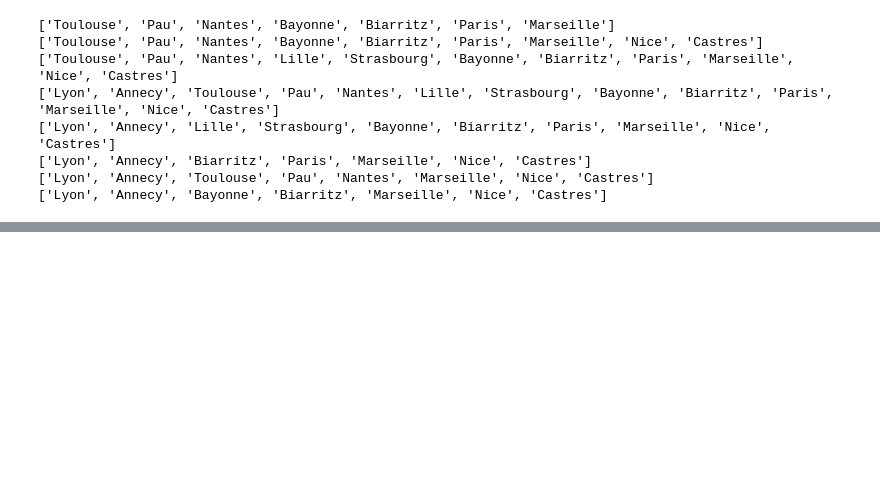
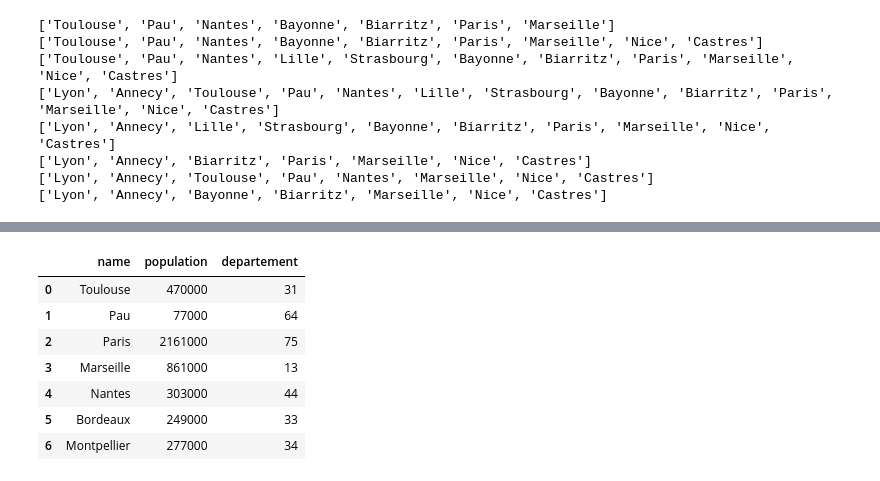
Before and after one commit to matthcol/python202402, a Jupyter notebook: Basics/basics.ipynb, the cells around one changed output, grey strips where cells are left out. Drawn from its saved outputs; the diff is of its cells as text; code cells hidden in the pictures; blank space fills up the shorter version.

Commit message:
pandas dataframe

```diff
--- a/Basics/basics.ipynb
+++ b/Basics/basics.ipynb
@@ -575,3 +576,6 @@ print(city_list)
 ['Lyon', 'Annecy', 'Biarritz', 'Paris', 'Marseille', 'Nice', 'Castres']
 ['Lyon', 'Annecy', 'Toulouse', 'Pau', 'Nantes', 'Marseille', 'Nice', 'Castres']
 ['Lyon', 'Annecy', 'Bayonne', 'Biarritz', 'Marseille', 'Nice', 'Castres']
+# %%
+city_list.extend(['Toulouse', 'Montpellier'])
+city_list
@@ -591,0 +618,7 @@ infos = {
+# %%
+city_detail_list = []
+for city in city_list:
+    if city in infos: # i.e. city in infos.keys()
+        pop, dep = infos[city]
+        city_detail_list.append( {'name': city,'population':pop, 'departement':dep} )
+city_detail_list
@@ -591,0 +629,6 @@ infos = {
+# %%
+city_detail_list = []
+for name,(pop, dep) in infos.items():
+    if name in city_list:
+        city_detail_list.append( {'name': name, 'population':pop, 'departement':dep} )
+city_detail_list
@@ -591,0 +639,6 @@ infos = {
+# %%
+city_detail_all_list = [
+    {'name':name,'population':pop, 'departement':dep}
+    for name,(pop, dep) in infos.items()
+]
+city_detail_all_list
@@ -591,0 +653,12 @@ infos = {
+# %%
+cities_df = pd.DataFrame(city_detail_all_list)
+cities_df
+# %% [output]
+|  | name | population | departement |
+| 0 | Toulouse | 470000 | 31 |
+| 1 | Pau | 77000 | 64 |
+| 2 | Paris | 2161000 | 75 |
+| 3 | Marseille | 861000 | 13 |
+| 4 | Nantes | 303000 | 44 |
+| 5 | Bordeaux | 249000 | 33 |
+| 6 | Montpellier | 277000 | 34 |
```
Also changed, not shown: parts of 6 cells of this notebook.
